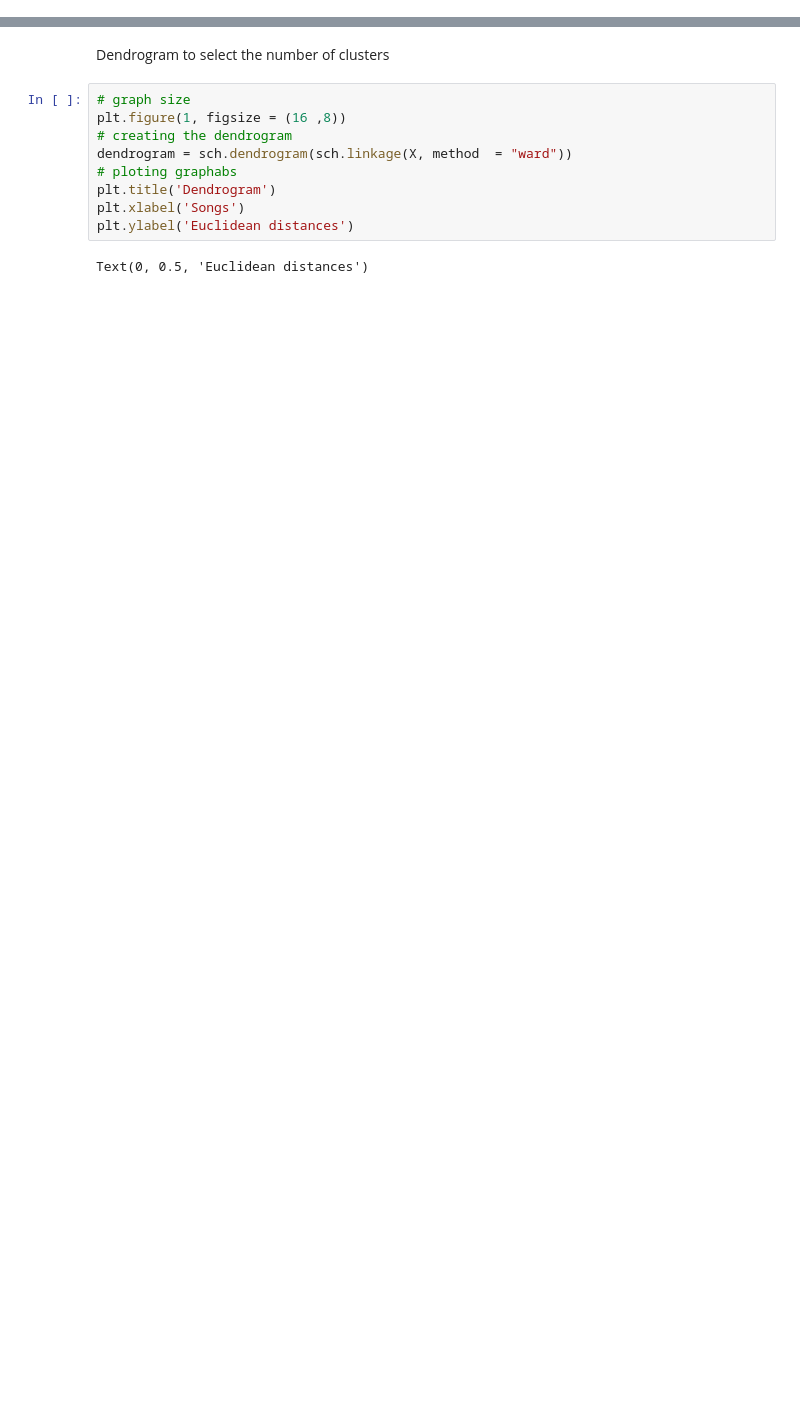
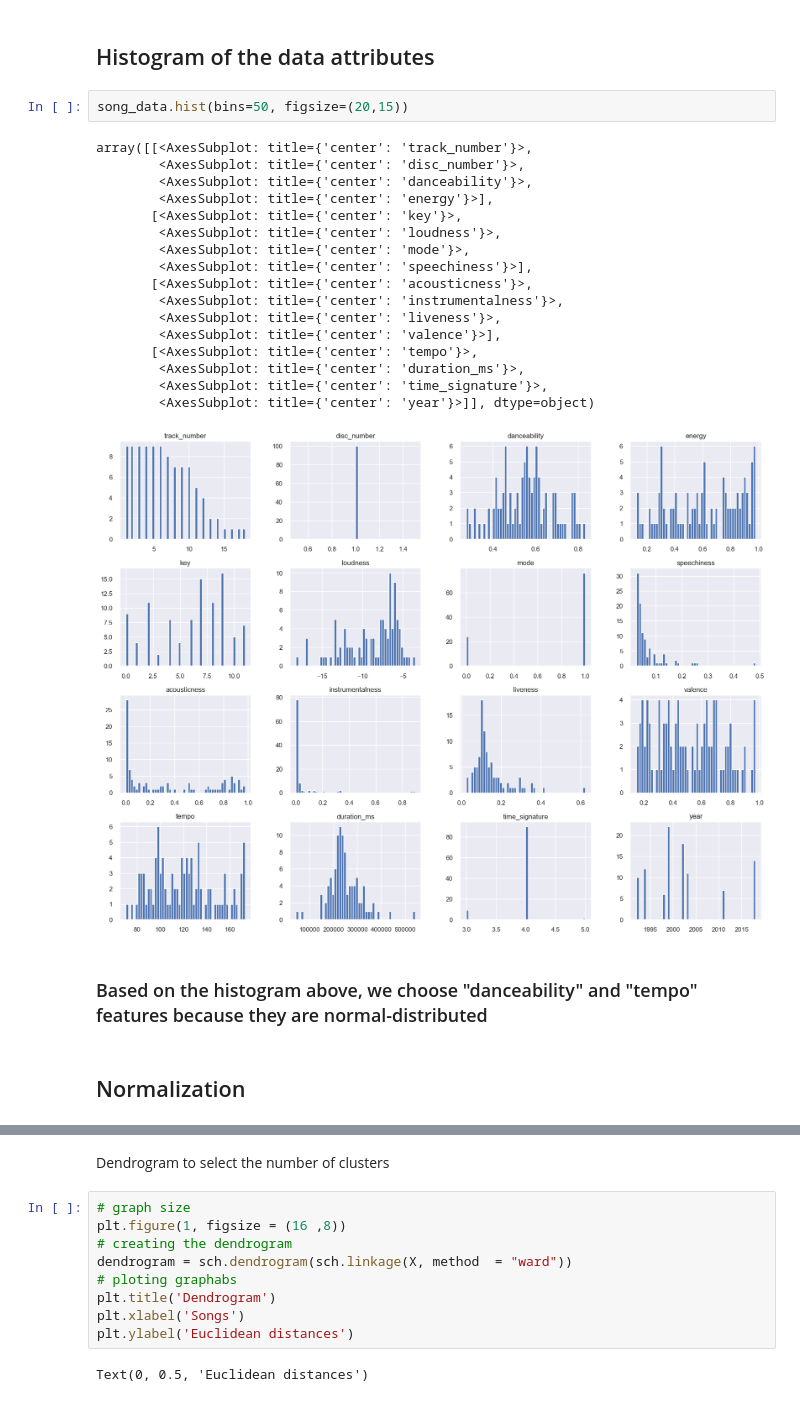
Before and after one commit to huynm116/songs-clustering-project, a Jupyter notebook: clustering.ipynb, the cells around one changed output, grey strips where cells are left out. Saved outputs shown, nothing was run; the diff lists cells and outputs as text; blank space fills up the shorter version.

```diff
--- a/clustering.ipynb
+++ b/clustering.ipynb
@@ -211,0 +43,26 @@ Davies Bouldin Index
+# %% [markdown]
+## Histogram of the data attributes
+# %%
+song_data.hist(bins=50, figsize=(20,15))
+# %% [output]
+array([[<AxesSubplot: title={'center': 'track_number'}>,
+        <AxesSubplot: title={'center': 'disc_number'}>,
+        <AxesSubplot: title={'center': 'danceability'}>,
+        <AxesSubplot: title={'center': 'energy'}>],
+       [<AxesSubplot: title={'center': 'key'}>,
+        <AxesSubplot: title={'center': 'loudness'}>,
+        <AxesSubplot: title={'center': 'mode'}>,
+        <AxesSubplot: title={'center': 'speechiness'}>],
+       [<AxesSubplot: title={'center': 'acousticness'}>,
+        <AxesSubplot: title={'center': 'instrumentalness'}>,
+        <AxesSubplot: title={'center': 'liveness'}>,
+        <AxesSubplot: title={'center': 'valence'}>],
+       [<AxesSubplot: title={'center': 'tempo'}>,
+        <AxesSubplot: title={'center': 'duration_ms'}>,
+        <AxesSubplot: title={'center': 'time_signature'}>,
+        <AxesSubplot: title={'center': 'year'}>]], dtype=object)
+[figure, added]
+# %% [markdown]
+### Based on the histogram above, we choose "danceability" and "tempo" features because they are normal-distributed
+# %% [markdown]
+## Normalization
```
Also changed, not shown: parts of 63 cells of this notebook, 1 other file.
